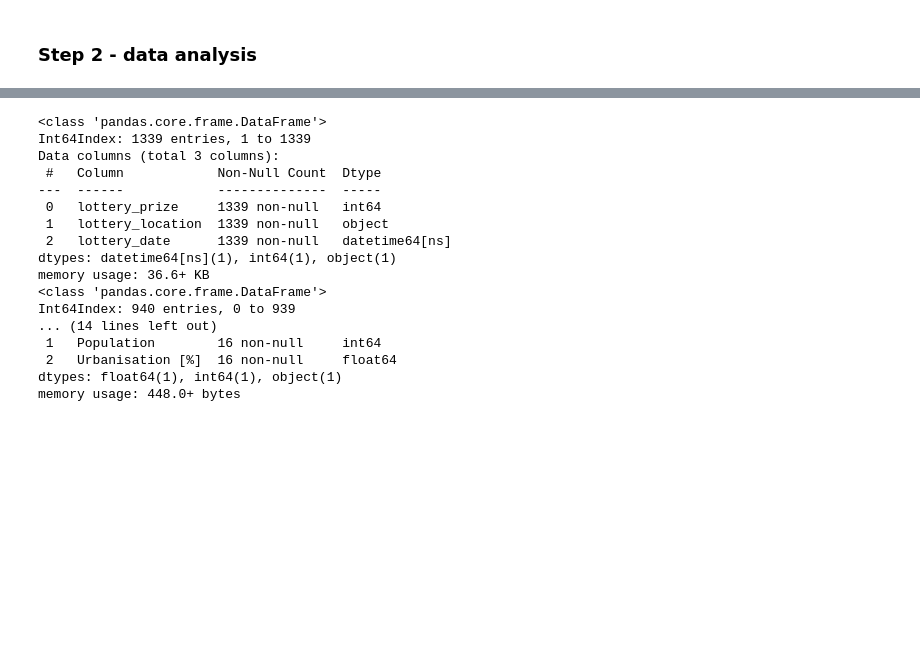
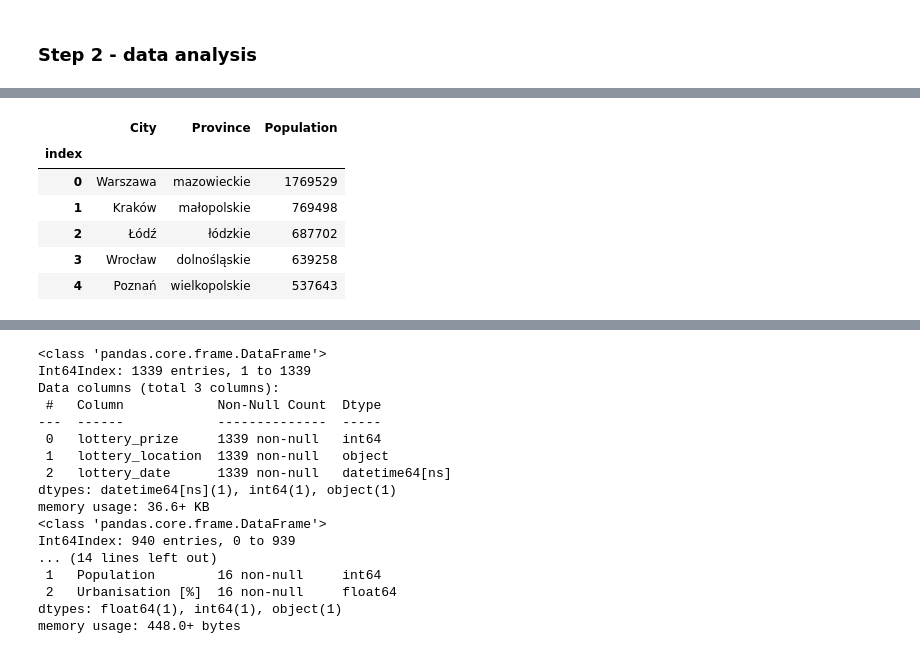
Before and after one commit to psoczewka/Project_lotto, a Jupyter notebook: Lotto_project_jupyter.ipynb, the cells around one changed output, grey strips where cells are left out. Cells and saved outputs as stored; diff of their text form; code cells hidden in the pictures; blank space fills up the shorter version.

```diff
--- a/Lotto_project_jupyter.ipynb
+++ b/Lotto_project_jupyter.ipynb
@@ -128,0 +139,10 @@ polish_provinces = pd.read_sql_table("polish_provinces", engine, index_col='inde
+# %%
+polish_cities.head()
+# %% [output]
+|  | City | Province | Population |
+| index |  |  |  |
+| 0 | Warszawa | mazowieckie | 1769529 |
+| 1 | Kraków | małopolskie | 769498 |
+| 2 | Łódź | łódzkie | 687702 |
+| 3 | Wrocław | dolnośląskie | 639258 |
+| 4 | Poznań | wielkopolskie | 537643 |
```
Also changed, not shown: parts of 11 cells of this notebook.
